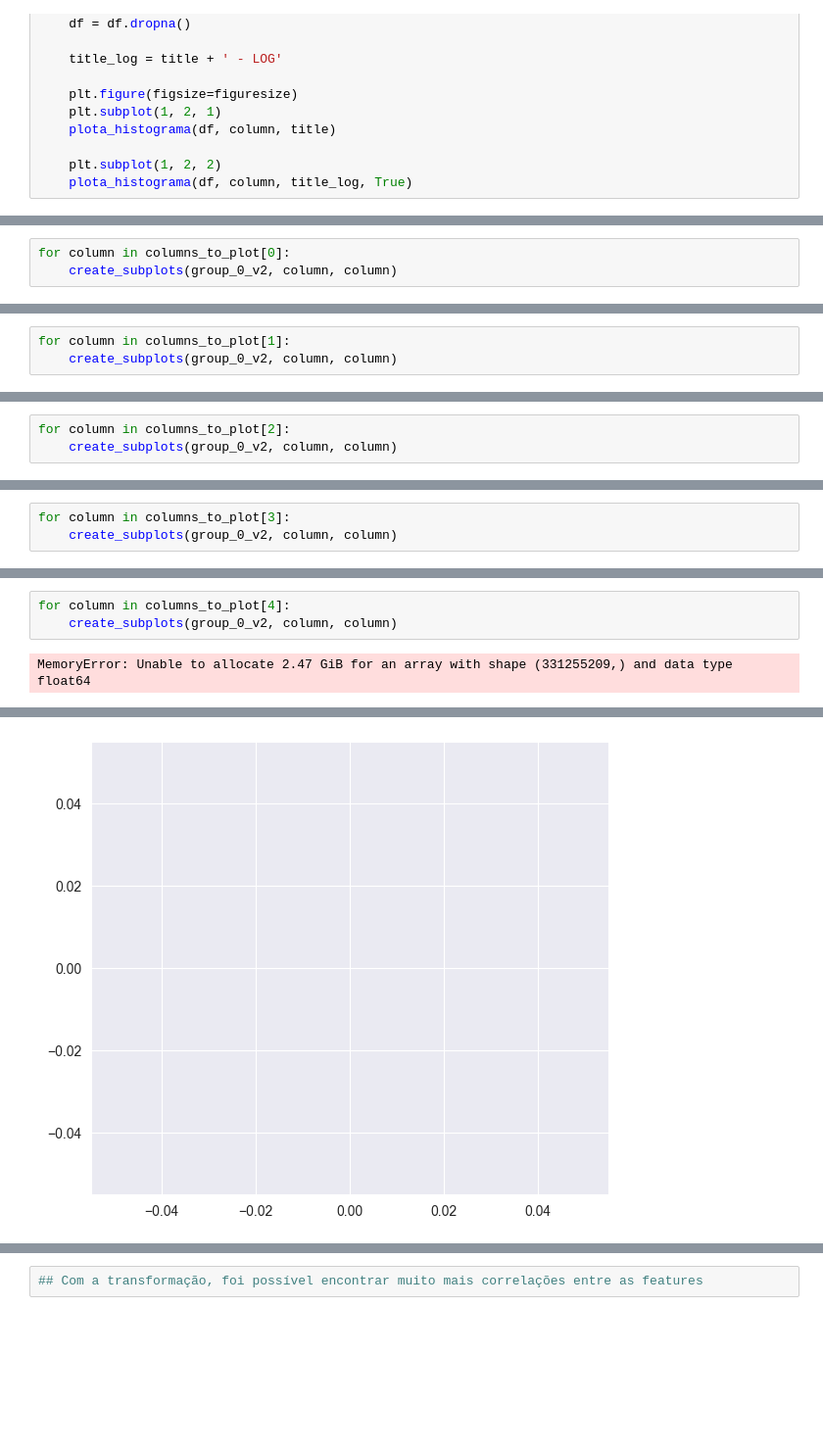
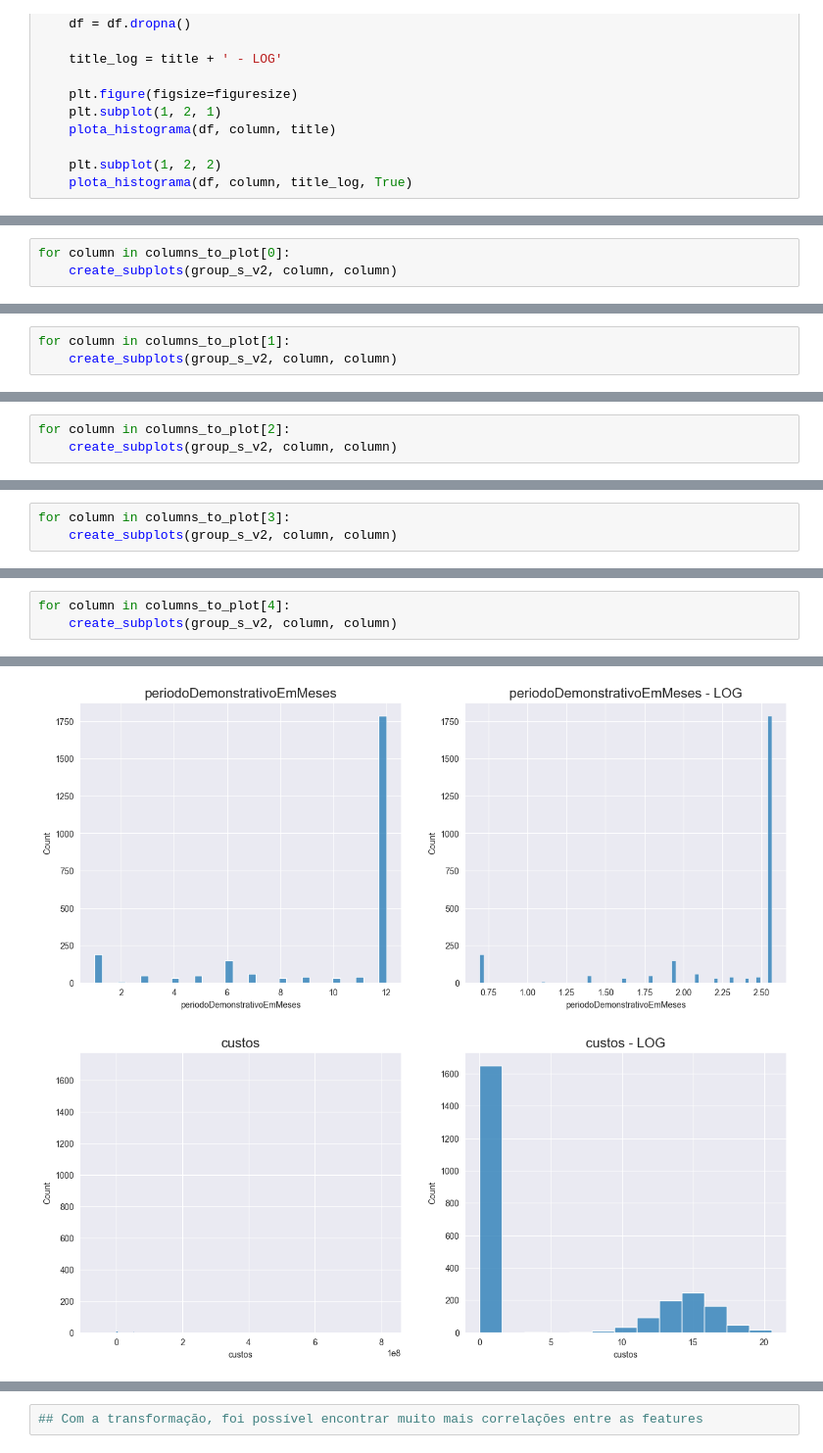
Before and after one commit to vl-sales/fiapBootcamp, a Jupyter notebook: bootCampSolved.ipynb, the cells around one changed output, grey strips where cells are left out. Shown at 98% size. Cells and saved outputs as stored; diff of their text form; blank space fills up the shorter version.

```diff
--- a/bootCampSolved.ipynb
+++ b/bootCampSolved.ipynb
@@ -551,4 +573,4 @@ columns_to_plot.shape
 # %%
 for column in columns_to_plot[0]:
-    create_subplots(group_0_v2, column, column)
+    create_subplots(group_s_v2, column, column)
 # %% [output]
@@ -560,4 +580,4 @@ for column in columns_to_plot[0]:
 # %%
 for column in columns_to_plot[1]:
-    create_subplots(group_0_v2, column, column)
+    create_subplots(group_s_v2, column, column)
 # %% [output]
@@ -569,4 +587,4 @@ for column in columns_to_plot[1]:
 # %%
 for column in columns_to_plot[2]:
-    create_subplots(group_0_v2, column, column)
+    create_subplots(group_s_v2, column, column)
 # %% [output]
@@ -578,4 +594,4 @@ for column in columns_to_plot[2]:
 # %%
 for column in columns_to_plot[3]:
-    create_subplots(group_0_v2, column, column)
+    create_subplots(group_s_v2, column, column)
 # %% [output]
@@ -586,5 +601,4 @@ for column in columns_to_plot[3]:
 # %%
 for column in columns_to_plot[4]:
-    create_subplots(group_0_v2, column, column)
+    create_subplots(group_s_v2, column, column)
 # %% [output]
-MemoryError: Unable to allocate 2.47 GiB for an array with shape (331255209,) and data type float64
@@ -592 +606,2 @@ MemoryError: Unable to allocate 2.47 GiB for an array with shape (331255209,) an
-[figure, old version]
+[figure, new version]
+[figure, added]
```
Also changed, not shown: parts of 58 cells of this notebook.
